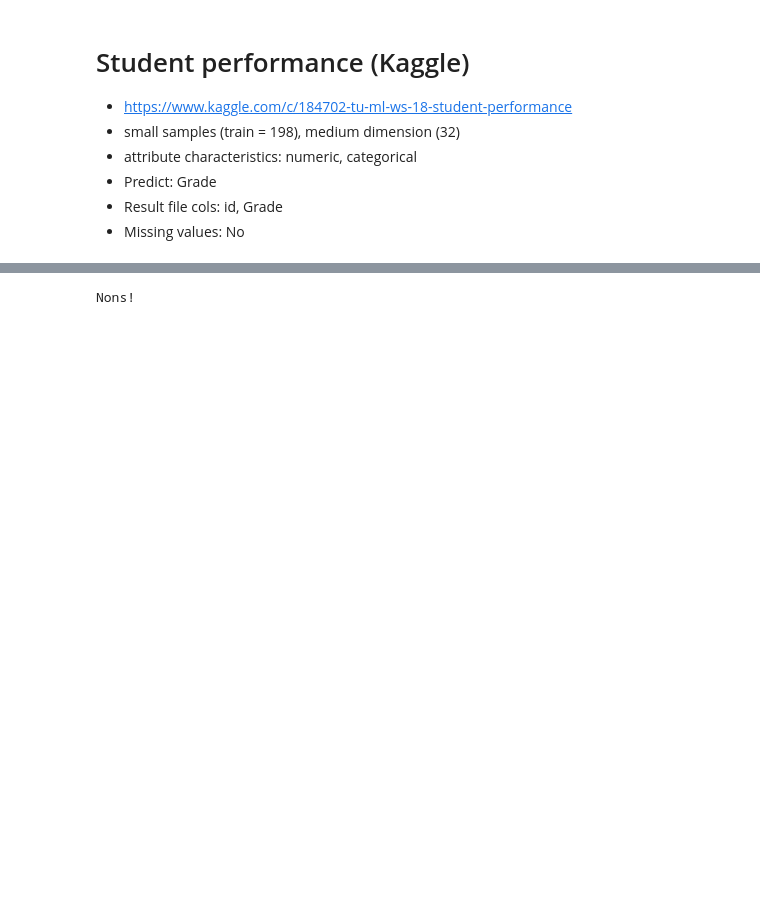
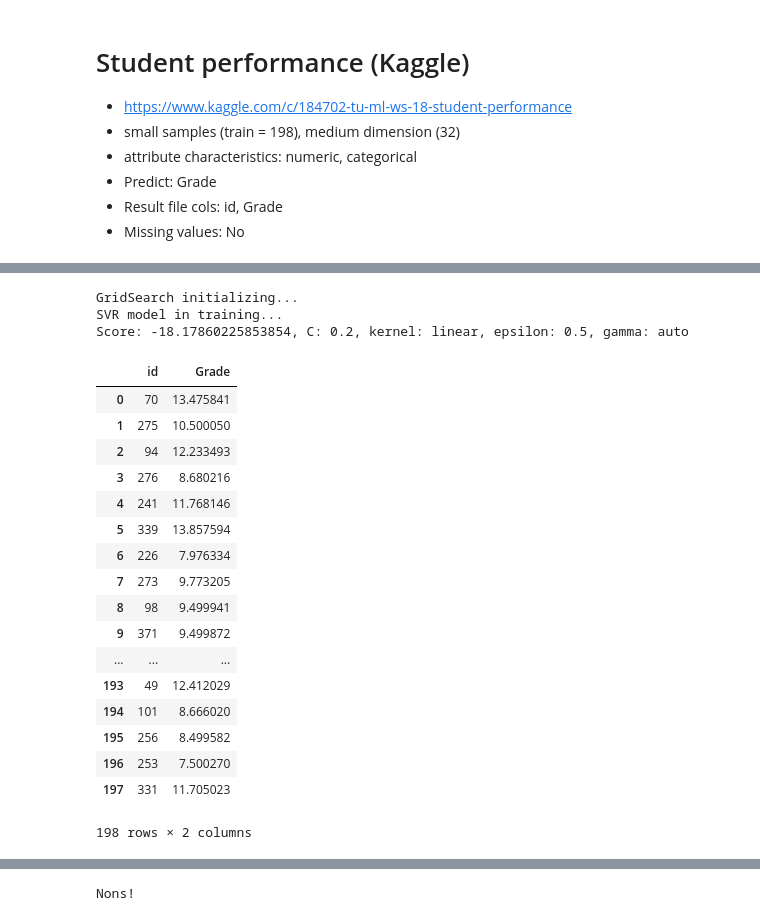
Before and after one commit to annamarianau/ml_project_regression, a Jupyter notebook: student_performance_kaggle.ipynb, the cells around one changed output, grey strips where cells are left out. Cells and saved outputs as stored; diff of their text form; code cells hidden in the pictures; blank space fills up the shorter version.

```diff
--- a/student_performance_kaggle.ipynb
+++ b/student_performance_kaggle.ipynb
@@ -46,0 +59,56 @@ ValueError: could not convert string to float: 'no'
+# %%
+X_train = train_oh.drop(['Grade', 'id'], axis='columns')
+y_train = train_oh[['Grade']]
+X_test = test_oh
+
+# params
+param_grid = {
+    'C': np.linspace(.2,1,5),
+    'kernel': ['linear', 'rbf', 'sigmoid', 'poly'], # poly very slow
+    'epsilon': np.linspace(0,.5,6),
+    'gamma': ['auto']#, 'scale']
+}
+
+# run grid search
+gs = run_svr(X_train, y_train.values.ravel(), cv=5, param_grid=param_grid)
+
+# predict
+result = pd.DataFrame(gs.best_estimator_.predict(X_train))
+result.columns = ['Grade']
+
+# join id col
+result = pd.concat([train[['id']], result], axis='columns')
+display(result)
+
+# Create SVR filename
+filename = f'''svr_'''\
+           f'''C-{gs.best_estimator_.C}_'''\
+           f'''k-{gs.best_estimator_.kernel}_'''\
+           f'''e-{gs.best_estimator_.epsilon}_'''\
+           f'''g-{gs.best_estimator_.gamma}_'''\
+           f'''{dt.datetime.now()}.csv'''
+
+result.to_csv('./predictions/student_performance_kaggle/' + filename, sep = ",", index=False)
+print(f'''Saved as {filename}''')
+# %% [output]
+GridSearch initializing...
+SVR model in training...
+Score: -18.17860225853854, C: 0.2, kernel: linear, epsilon: 0.5, gamma: auto
+|  | id | Grade |
+| 0 | 70 | 13.475841 |
+| 1 | 275 | 10.500050 |
+| 2 | 94 | 12.233493 |
+| 3 | 276 | 8.680216 |
+| 4 | 241 | 11.768146 |
+| 5 | 339 | 13.857594 |
+| 6 | 226 | 7.976334 |
+| 7 | 273 | 9.773205 |
+| 8 | 98 | 9.499941 |
+| 9 | 371 | 9.499872 |
+| ... | ... | ... |
+| 193 | 49 | 12.412029 |
+| 194 | 101 | 8.666020 |
+| 195 | 256 | 8.499582 |
+| 196 | 253 | 7.500270 |
+| 197 | 331 | 11.705023 |
+198 rows × 2 columns
```
Also changed, not shown: parts of 6 cells of this notebook, 8 other files.
